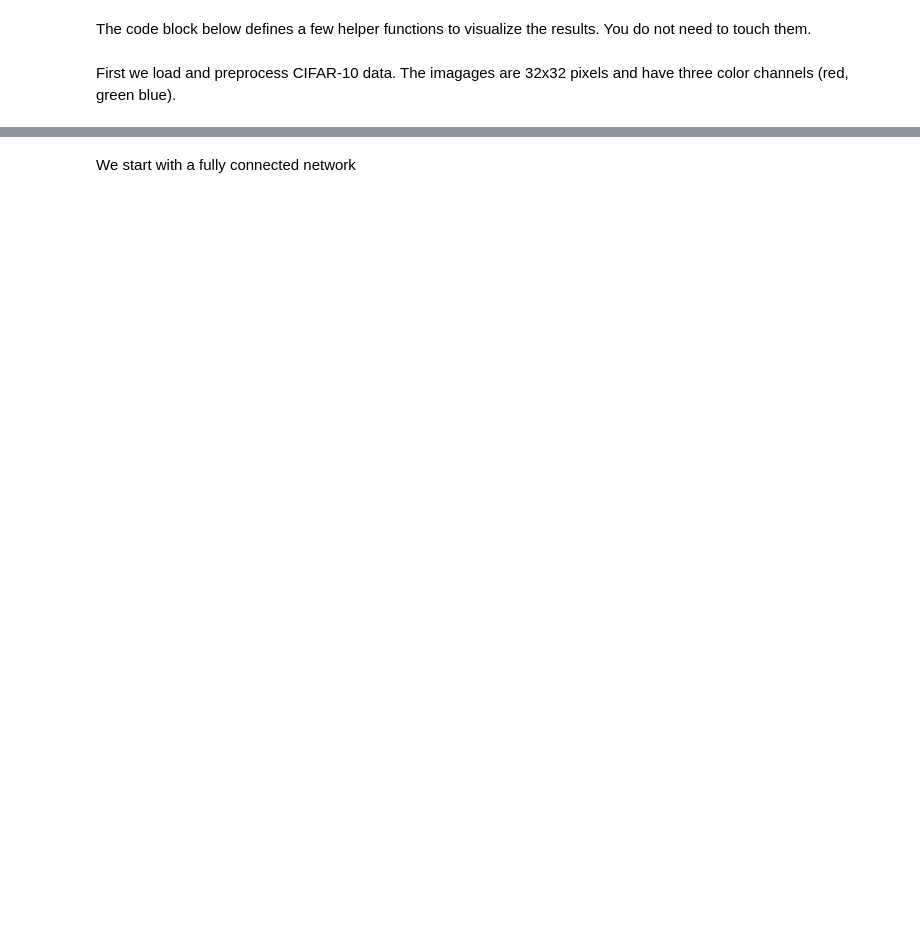
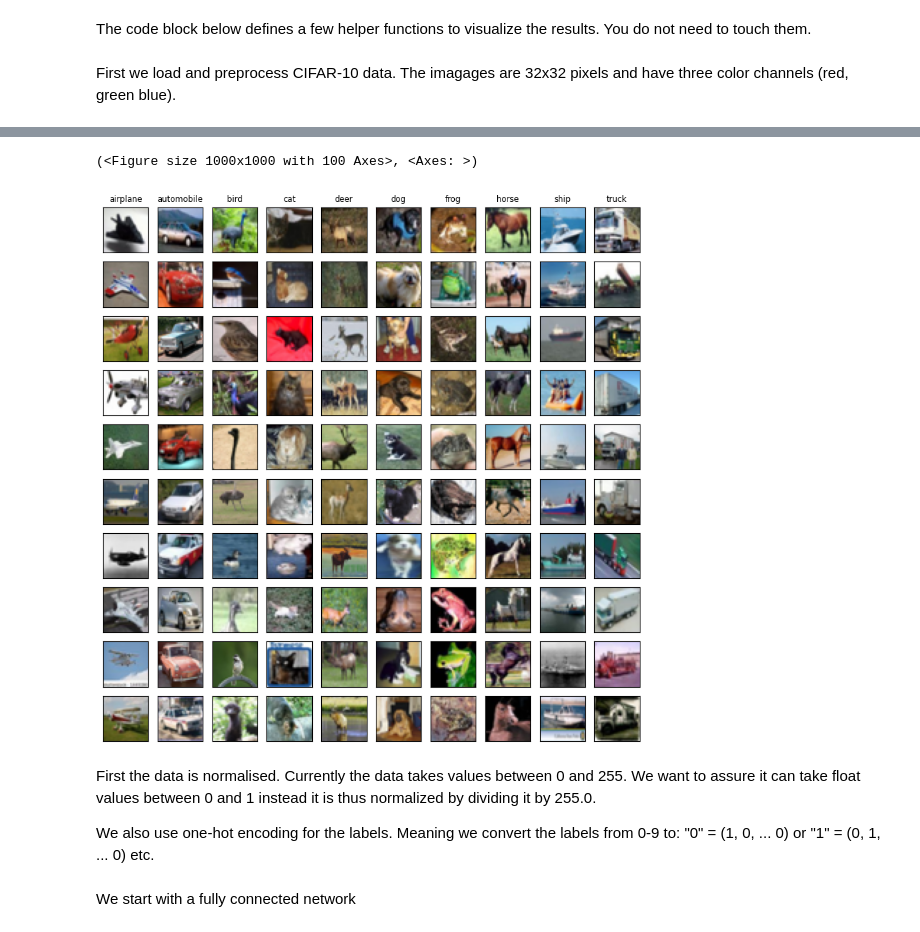
Before and after one commit to TildeSkar/Applied-Deep-Learning---Physics---exrecises, a Jupyter notebook: Exercise_7_1_CIFAR_10.ipynb, the cells around one changed output, grey strips where cells are left out. Drawn from its saved outputs; the diff is of its cells as text; code cells hidden in the pictures; blank space fills up the shorter version.

```diff
--- a/Exercise_7_1_CIFAR_10.ipynb
+++ b/Exercise_7_1_CIFAR_10.ipynb
@@ -89,8 +91,16 @@ cifar10_labels = np.array([
 images, shape =  (50000, 32, 32, 3)
 labels, shape =  (50000, 1)
 # %%
-# Hint: To plot example images, you can use the plot examples function
-# plot_examples(x_train, y_train)
+# Plot example images, using the plot examples function
+
+plot_examples(x_train, y_train)
+# %% [output]
+(<Figure size 1000x1000 with 100 Axes>, <Axes: >)
+[figure, added]
+# %% [markdown]
+First the data is normalised. Currently the data takes values between 0 and 255. We want to assure it can take float values between 0 and 1 instead it is thus normalized by dividing it by 255.0.
+
+We also use one-hot encoding for the labels. Meaning we convert the labels from 0-9 to: "0" = (1, 0, ... 0) or "1" = (0, 1, ... 0) etc.
 # %%
 # convert labels ("0"-"9") to one-hot encodings, "0" = (1, 0, ... 0) and so on
 y_train_onehot = tf.keras.utils.to_categorical(y_train, 10)
```
Also changed, not shown: parts of 14 cells of this notebook.
